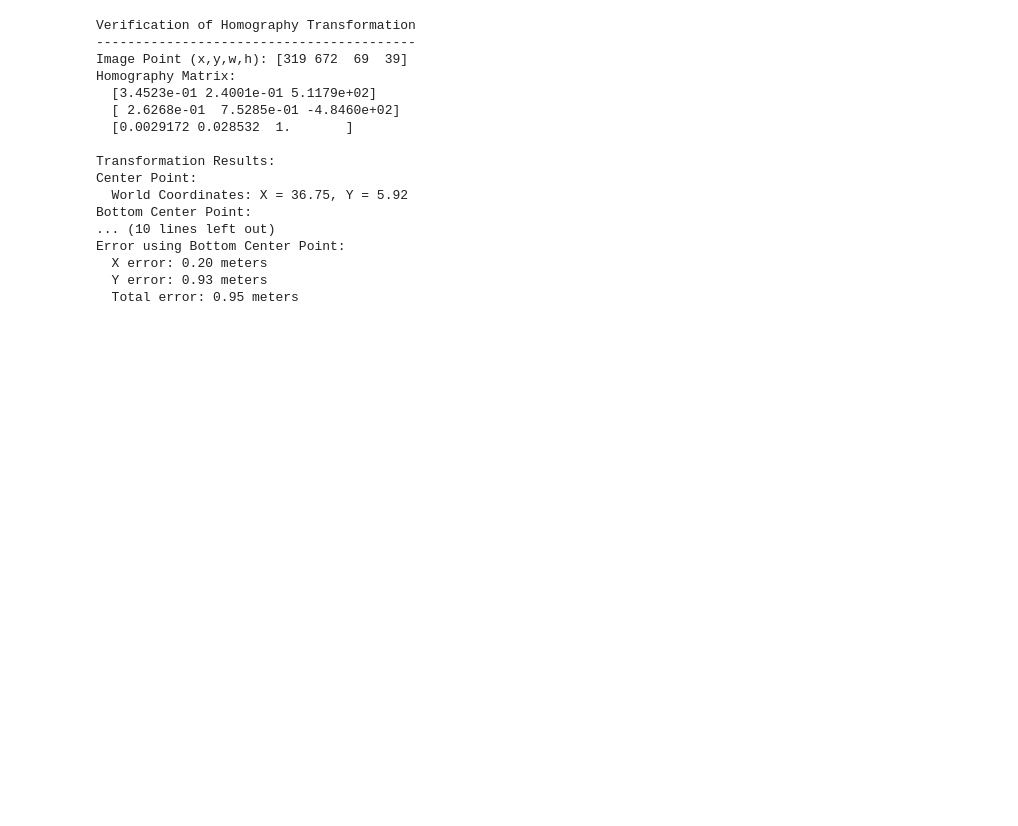
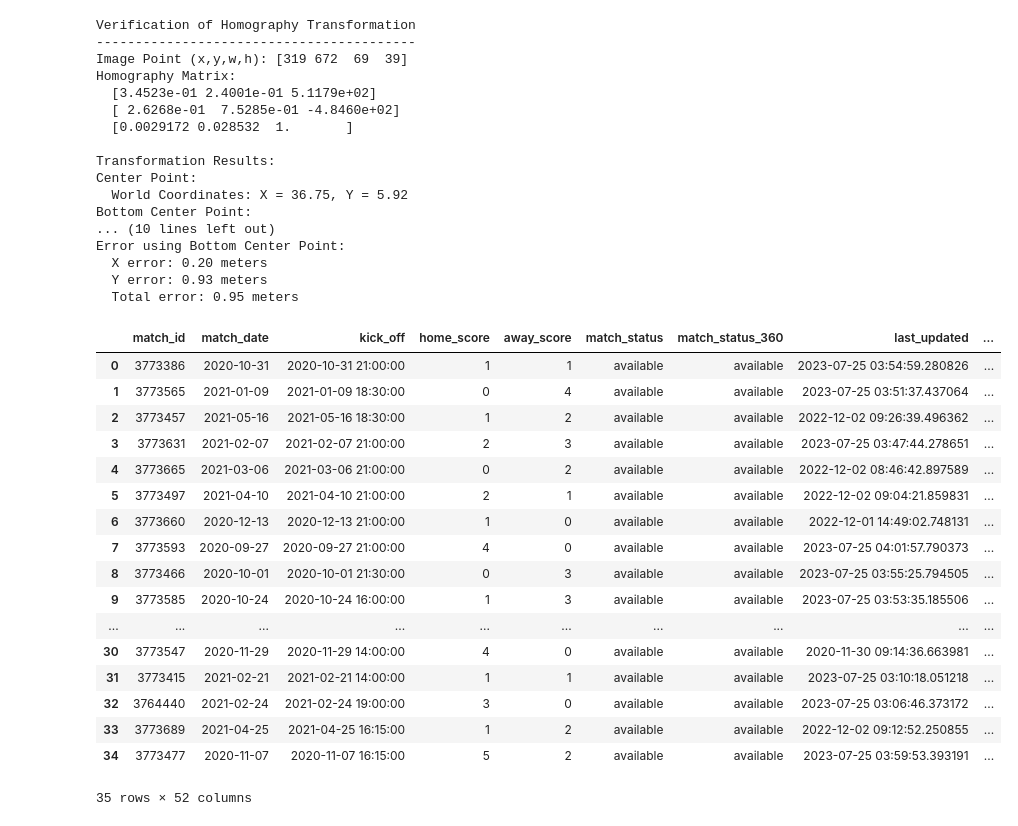
Before and after one commit to rraynnaanwar/CS-5100-proj, a Jupyter notebook: SingleFrameApproach/test.ipynb, the cells around one changed output. Cells and saved outputs as stored; diff of their text form; code cells hidden in the pictures; blank space fills up the shorter version.

```diff
--- a/SingleFrameApproach/test.ipynb
+++ b/SingleFrameApproach/test.ipynb
@@ -108,0 +112,24 @@ Error using Bottom Center Point:
+# %%
+parser = Sbopen()
+competitions = parser.competition()
+df_matches = parser.match(competition_id=11, season_id=90)
+df_matches
+# %% [output]
+|  | match_id | match_date | kick_off | home_score | away_score | match_status | match_status_360 | last_updated | ... |
+| 0 | 3773386 | 2020-10-31 | 2020-10-31 21:00:00 | 1 | 1 | available | available | 2023-07-25 03:54:59.280826 | ... |
+| 1 | 3773565 | 2021-01-09 | 2021-01-09 18:30:00 | 0 | 4 | available | available | 2023-07-25 03:51:37.437064 | ... |
+| 2 | 3773457 | 2021-05-16 | 2021-05-16 18:30:00 | 1 | 2 | available | available | 2022-12-02 09:26:39.496362 | ... |
+| 3 | 3773631 | 2021-02-07 | 2021-02-07 21:00:00 | 2 | 3 | available | available | 2023-07-25 03:47:44.278651 | ... |
+| 4 | 3773665 | 2021-03-06 | 2021-03-06 21:00:00 | 0 | 2 | available | available | 2022-12-02 08:46:42.897589 | ... |
+| 5 | 3773497 | 2021-04-10 | 2021-04-10 21:00:00 | 2 | 1 | available | available | 2022-12-02 09:04:21.859831 | ... |
+| 6 | 3773660 | 2020-12-13 | 2020-12-13 21:00:00 | 1 | 0 | available | available | 2022-12-01 14:49:02.748131 | ... |
+| 7 | 3773593 | 2020-09-27 | 2020-09-27 21:00:00 | 4 | 0 | available | available | 2023-07-25 04:01:57.790373 | ... |
+| 8 | 3773466 | 2020-10-01 | 2020-10-01 21:30:00 | 0 | 3 | available | available | 2023-07-25 03:55:25.794505 | ... |
+| 9 | 3773585 | 2020-10-24 | 2020-10-24 16:00:00 | 1 | 3 | available | available | 2023-07-25 03:53:35.185506 | ... |
+| ... | ... | ... | ... | ... | ... | ... | ... | ... | ... |
+| 30 | 3773547 | 2020-11-29 | 2020-11-29 14:00:00 | 4 | 0 | available | available | 2020-11-30 09:14:36.663981 | ... |
+| 31 | 3773415 | 2021-02-21 | 2021-02-21 14:00:00 | 1 | 1 | available | available | 2023-07-25 03:10:18.051218 | ... |
+| 32 | 3764440 | 2021-02-24 | 2021-02-24 19:00:00 | 3 | 0 | available | available | 2023-07-25 03:06:46.373172 | ... |
+| 33 | 3773689 | 2021-04-25 | 2021-04-25 16:15:00 | 1 | 2 | available | available | 2022-12-02 09:12:52.250855 | ... |
+| 34 | 3773477 | 2020-11-07 | 2020-11-07 16:15:00 | 5 | 2 | available | available | 2023-07-25 03:59:53.393191 | ... |
+35 rows × 52 columns
```
Also changed, not shown: parts of 9 cells of this notebook, 1 other file.
